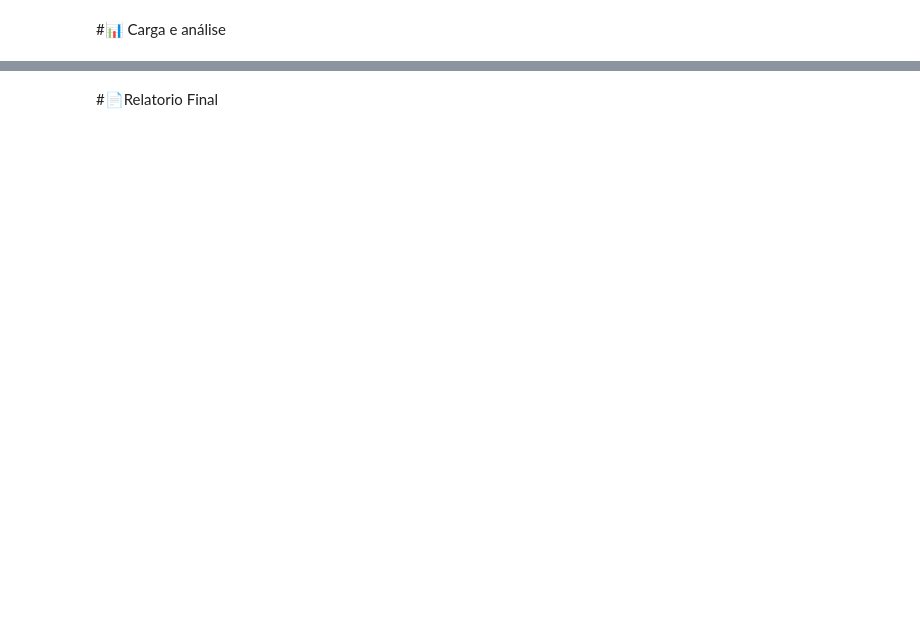
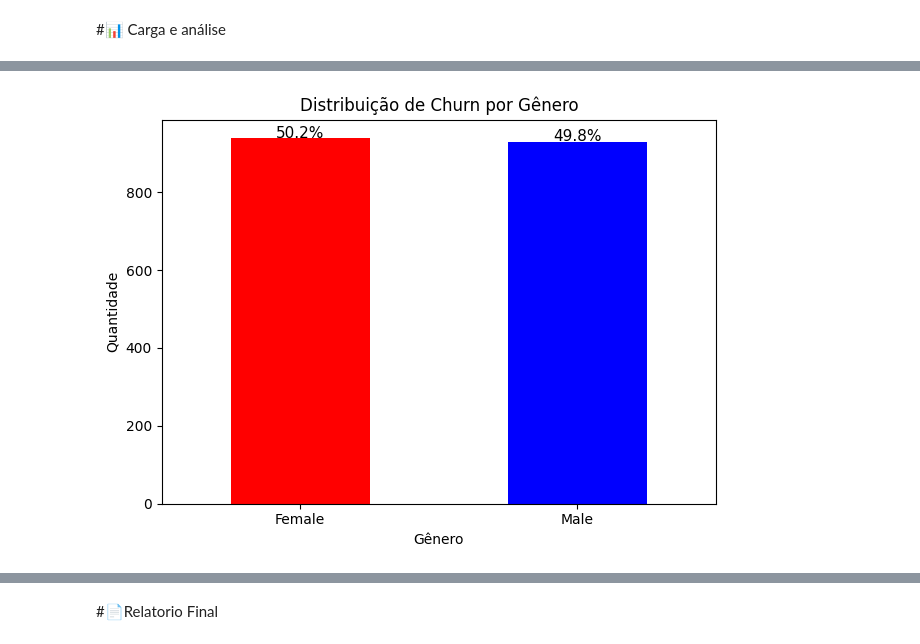
Before and after one commit to silverio1e99/TelecomX, a Jupyter notebook: TelecomX_BR.ipynb, the cells around one changed output, grey strips where cells are left out. Saved outputs shown, nothing was run; the diff lists cells and outputs as text; code cells hidden in the pictures; blank space fills up the shorter version.

```diff
--- a/TelecomX_BR.ipynb
+++ b/TelecomX_BR.ipynb
@@ -10,0 +416,4 @@ import pandas as pd
+# %%
+# Filtrar apenas onde Churn == 1
+df_churn = dados_normalizado[dados_normalizado['Churn'] == 1]
+df_churn
@@ -10,0 +434,5 @@ import pandas as pd
+# %%
+df_churn['OnlineSecurity'].replace({'Yes': 1, 'No': 0, 'No internet service': 0}, inplace=True)
+df_churn['OnlineBackup'].replace({'Yes': 1, 'No': 0, 'No internet service': 0}, inplace=True)
+df_churn['DeviceProtection'].replace({'Yes': 1, 'No': 0, 'No internet service': 0}, inplace=True)
+df_churn['TechSupport'].replace({'Yes': 1, 'No': 0, 'No internet service': 0}, inplace=True)
@@ -10,0 +457,3 @@ import pandas as pd
+# %%
+df_churn['TotalServices'] = df_churn[['OnlineSecurity', 'OnlineBackup', 'DeviceProtection', 'TechSupport']].sum(axis=1)
+df_churn
@@ -10,0 +481,26 @@ import pandas as pd
+# %%
+# Contagem de valores 0 e 1 na coluna A
+contagem_genero = df_churn['gender'].value_counts()
+
+
+# Geração do gráfico
+ax = contagem_genero.plot(kind='bar', color=['red', 'blue'])
+
+# Total de linhas (para calcular porcentagem)
+total_genero = contagem_genero.sum()
+
+# Adicionar porcentagens nas barras
+for i, valor in enumerate(contagem_genero):
+    porcentagem = (valor / total_genero) * 100
+    ax.text(i, valor + 0.4, f'{porcentagem:.1f}%', ha='center', fontsize=11)
+
+# Personalizando o gráfico
+plt.title('Distribuição de Churn por Gênero')
+plt.ylabel('Quantidade')
+plt.xlabel('Gênero')
+plt.xticks(rotation=0)
+plt.tight_layout()
+
+plt.show()
+# %% [output]
+[figure, added]
```
Also changed, not shown: parts of 107 cells of this notebook, 27 other files.
